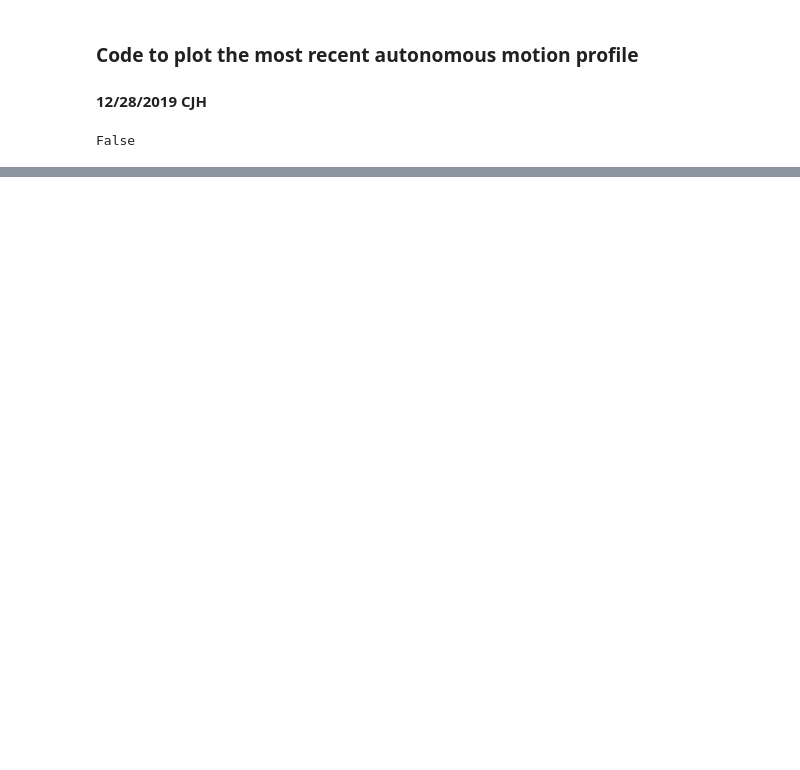
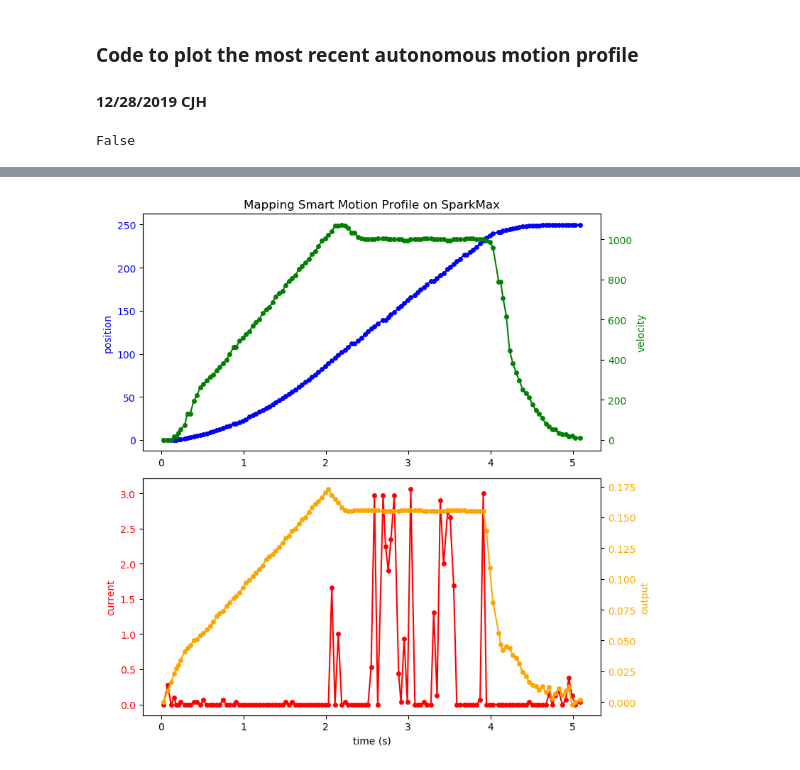
Before and after one commit to aesatchien/FRC2429_2020, a Jupyter notebook: notebooks/autonomous_plot.ipynb, the cells around one changed output, grey strips where cells are left out. Cells and saved outputs as stored; diff of their text form; code cells hidden in the pictures; blank space fills up the shorter version.

Commit message:
upated plotting in the telemetry plotting notebook

```diff
--- a/notebooks/autonomous_plot.ipynb
+++ b/notebooks/autonomous_plot.ipynb
@@ -61,0 +59,46 @@ plt.show()
+# %%
+def plot_df2(df):
+    # Make two dual-axis plots with the relevant information
+    save = False
+    markersize = 4
+    linewidth = 1.2
+    colors=['orange', 'blue', 'green', 'red','orange']
+    label = "Mapping Smart Motion Profile on SparkMax"
+
+    fig, ax1 = plt.subplots(figsize=(8,8),dpi=100)
+    ax1=plt.subplot(211)
+    index = 1
+    #ax1.set_xlabel('time (s)')
+    ax1.set_ylabel(df.columns[index], color=colors[index])
+    ax1.plot('time', df.columns[index], data=df, color=colors[index], marker='o', markersize=markersize)
+    ax1.tick_params(axis='y', labelcolor=colors[index])
+    index = 2
+    ax2 = ax1.twinx()  # instantiate a second axes that shares the same x-axis
+    ax2.set_ylabel(df.columns[index], color=colors[index])  # we already handled the x-label with ax1
+    ax2.plot('time', df.columns[index], data=df, color=colors[index], marker='o', markersize=markersize)
+    ax2.tick_params(axis='y', labelcolor=colors[index])
+    plt.title(label)
+
+    ax3=plt.subplot(212)
+    index = 3
+    ax3.set_xlabel('time (s)')
+    ax3.set_ylabel(df.columns[index], color=colors[index])
+    ax3.plot('time', df.columns[index], data=df, color=colors[index], marker='o', markersize=markersize)
+    ax3.tick_params(axis='y', labelcolor=colors[index])
+    index = 4
+    ax4 = ax3.twinx()  # instantiate a second axes that shares the same x-axis
+    ax4.set_ylabel(df.columns[index], color=colors[index])  # we already handled the x-label with ax1
+    ax4.plot('time', df.columns[index], data=df, color=colors[index], marker='o', markersize=markersize)
+    ax4.tick_params(axis='y', labelcolor=colors[index])
+
+    fig.tight_layout()  # otherwise the right y-label is slightly clipped
+    if save:
+        plt.ioff()
+        plt.savefig(fname)
+        plt.close()
+    plt.show()
+# %%
+df=get_data()
+plot_df2(df)
+# %% [output]
+[figure, added]
```
Also changed, not shown: parts of 5 cells of this notebook.
